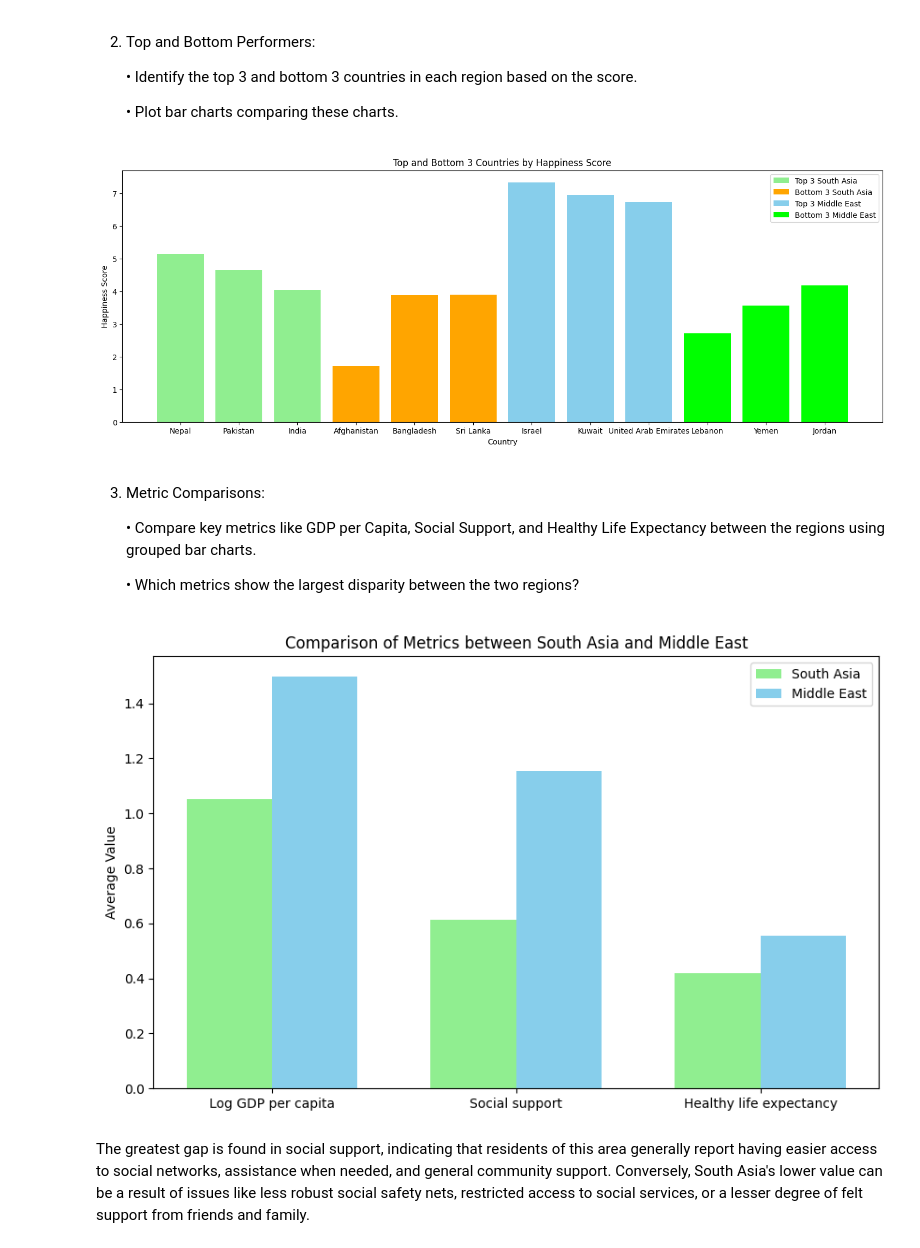
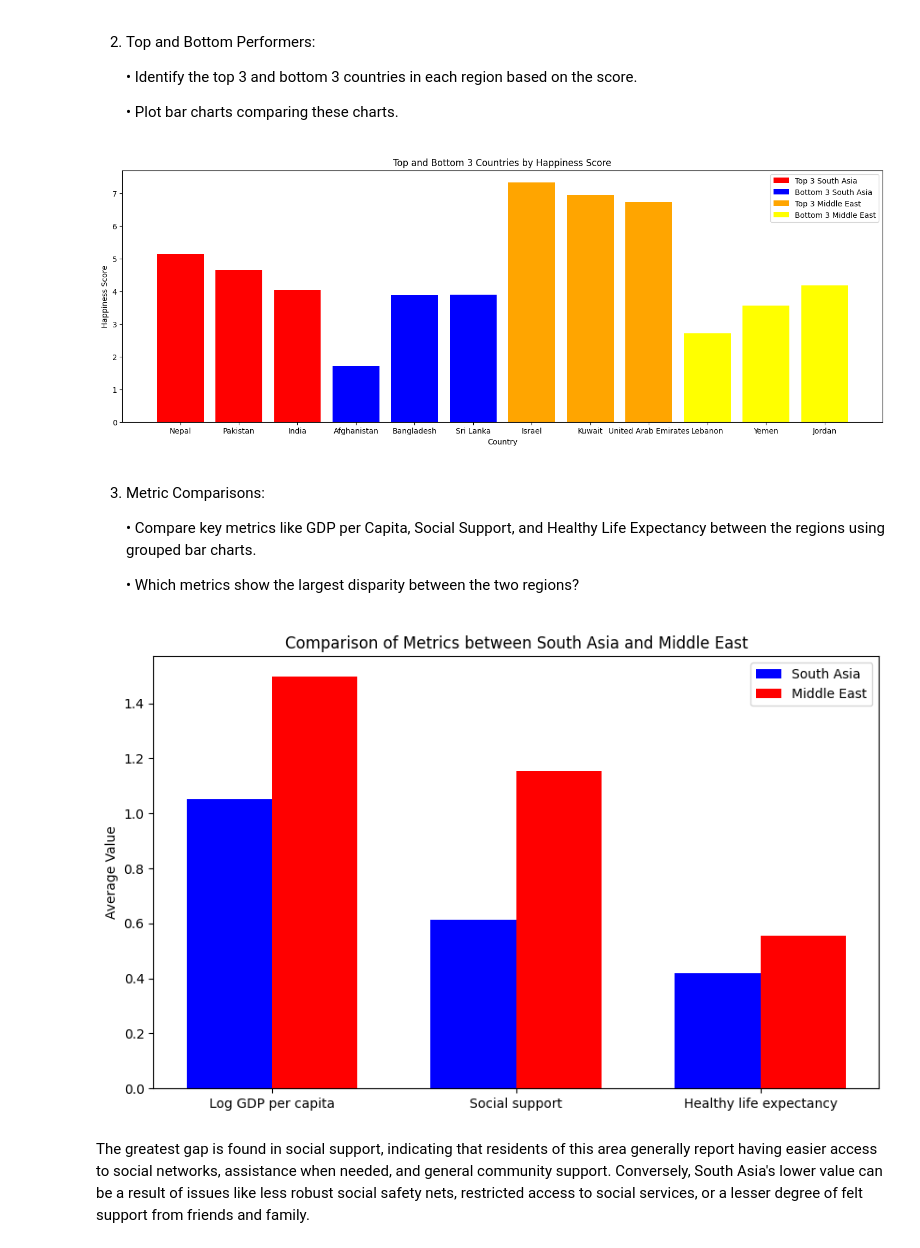
Before and after one commit to H0llblazer69/AI-, a Jupyter notebook: 2438403_Saransha_Sharma.ipynb, the cells around one changed output. Saved outputs shown, nothing was run; the diff lists cells and outputs as text; code cells hidden in the pictures.

```diff
--- a/2438403_Saransha_Sharma.ipynb
+++ b/2438403_Saransha_Sharma.ipynb
@@ -557,22 +557,22 @@ It is evident from the computations and analysis that the average happiness scor
 # %%
 south_asian_top_3 = south_asian_countries_df.nlargest(3, 'score')
 south_asian_bottom_3 = south_asian_countries_df.nsmallest(3, 'score')
 
 middle_east_top_3 = middle_east_df.nlargest(3, 'score')
 middle_east_bottom_3 = middle_east_df.nsmallest(3, 'score')
 
 plt.figure(figsize=(18, 6))
-plt.bar(south_asian_top_3['Country name'], south_asian_top_3['score'], color='lightgreen', label='Top 3 South Asia')
-plt.bar(south_asian_bottom_3['Country name'], south_asian_bottom_3['score'], color='orange', label='Bottom 3 South Asia')
-plt.bar(middle_east_top_3['Country name'], middle_east_top_3['score'], color='skyblue', label='Top 3 Middle East')
-plt.bar(middle_east_bottom_3['Country name'], middle_east_bottom_3['score'], color='lime', label='Bottom 3 Middle East')
+plt.bar(south_asian_top_3['Country name'], south_asian_top_3['score'], color='red', label='Top 3 South Asia')
+plt.bar(south_asian_bottom_3['Country name'], south_asian_bottom_3['score'], color='blue', label='Bottom 3 South Asia')
+plt.bar(middle_east_top_3['Country name'], middle_east_top_3['score'], color='orange', label='Top 3 Middle East')
+plt.bar(middle_east_bottom_3['Country name'], middle_east_bottom_3['score'], color='yellow', label='Bottom 3 Middle East')
 plt.xlabel('Country')
 plt.ylabel('Happiness Score')
 plt.title('Top and Bottom 3 Countries by Happiness Score')
 plt.legend()
 plt.show()
 # %% [output]
-[figure, old version]
+[figure, new version]
 # %% [markdown]
 3. Metric Comparisons:
 
@@ -590,8 +590,8 @@ x = np.arange(len(metrics))
 width = 0.35
 
 fig, ax = plt.subplots(figsize=(10, 6))
-bars1 = ax.bar(x - width/2, south_asian_metrics, width, label='South Asia', color='lightgreen')
-bars2 = ax.bar(x + width/2, middle_east_metrics, width, label='Middle East', color='skyblue')
+bars1 = ax.bar(x - width/2, south_asian_metrics, width, label='South Asia', color='blue')
+bars2 = ax.bar(x + width/2, middle_east_metrics, width, label='Middle East', color='red')
 
 ax.set_ylabel('Average Value')
 ax.set_title('Comparison of Metrics between South Asia and Middle East')
@@ -601,7 +601,7 @@ ax.legend()
 
 plt.show()
 # %% [output]
-[figure, old version]
+[figure, new version]
 # %% [markdown]
 The greatest gap is found in social support, indicating that residents of this area generally report having easier access to social networks, assistance when needed, and general community support. Conversely, South Asia's lower value can be a result of issues like less robust social safety nets, restricted access to social services, or a lesser degree of felt support from friends and family.
 # %% [markdown]
```
Also changed, not shown: parts of 1 cell of this notebook.
